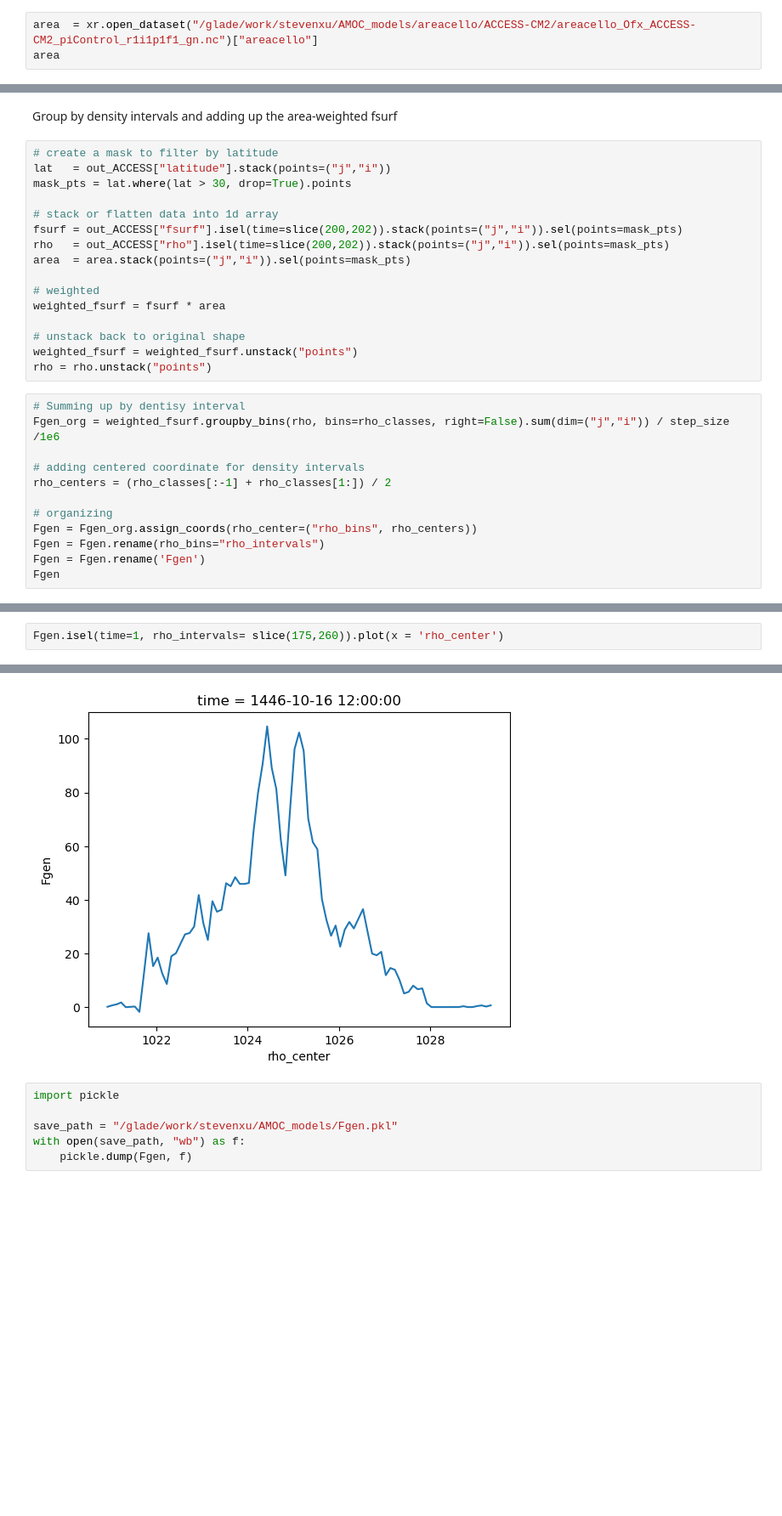
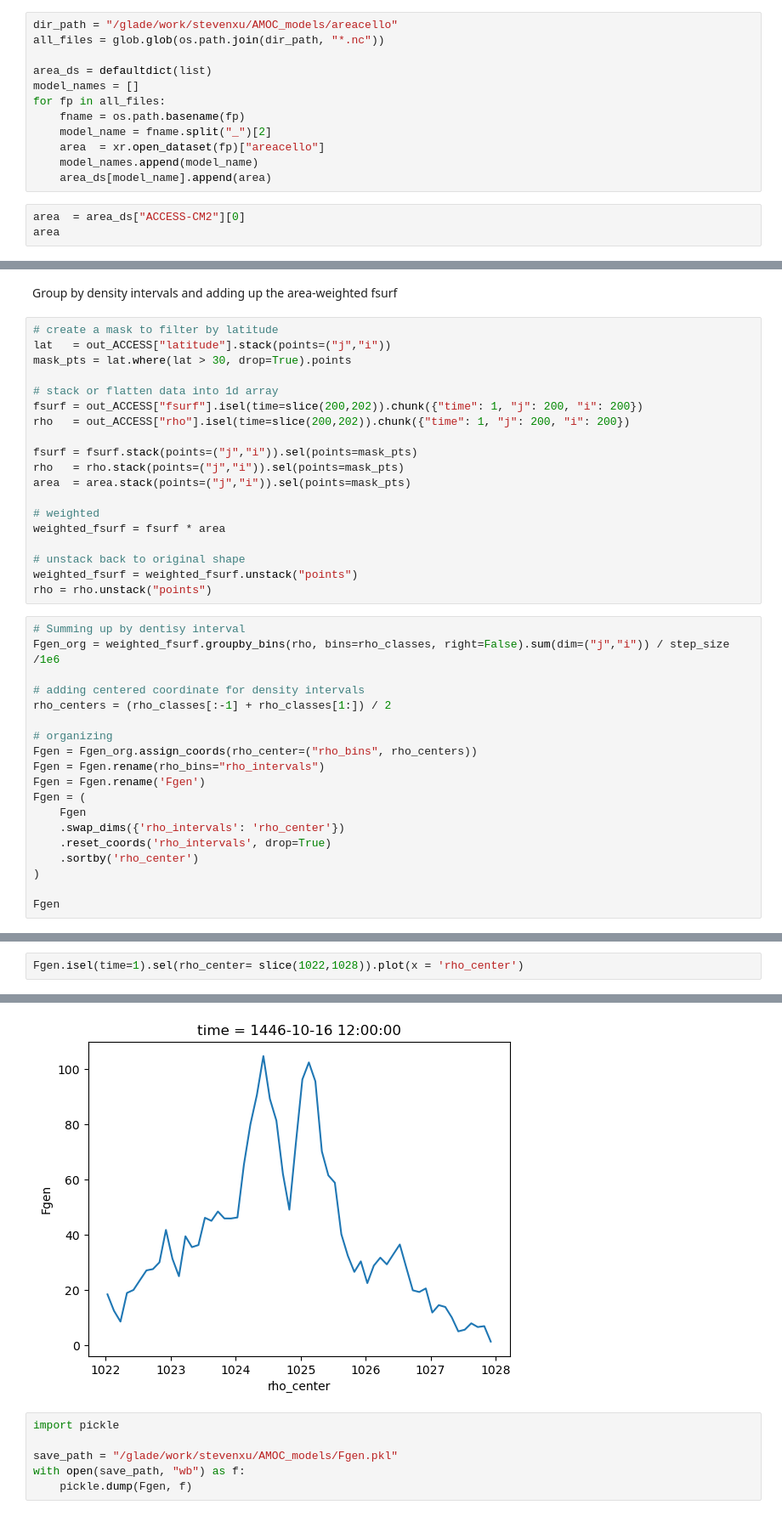
Before and after one commit to xuxingcheng/AMOC-Model-Performance-Analysis, a Jupyter notebook: scripts/Fgen_calculation.ipynb, the cells around one changed output, grey strips where cells are left out. Shown at 85% size. Saved outputs shown, nothing was run; the diff lists cells and outputs as text; blank space fills up the shorter version.

Commit message:
testing Fgen integration on CESM1

```diff
--- a/scripts/Fgen_calculation.ipynb
+++ b/scripts/Fgen_calculation.ipynb
@@ -436,8 +448,20 @@ step_size = 0.1
 rho_classes = np.arange(rho_min, rho_max + step_size, step_size)
 # %% [markdown]
 ### Dataset for area at each grid cell
+# %%
+dir_path = "/glade/work/stevenxu/AMOC_models/areacello"
+all_files = glob.glob(os.path.join(dir_path, "*.nc"))
+
+area_ds = defaultdict(list)
+model_names = []
+for fp in all_files:
+    fname = os.path.basename(fp)
+    model_name = fname.split("_")[2]
+    area  = xr.open_dataset(fp)["areacello"]
+    model_names.append(model_name)
+    area_ds[model_name].append(area)
 # %%
-area  = xr.open_dataset("/glade/work/stevenxu/AMOC_models/areacello/ACCESS-CM2/areacello_Ofx_ACCESS-CM2_piControl_r1i1p1f1_gn.nc")["areacello"]
+area  = area_ds["ACCESS-CM2"][0]
 area
 # %% [output]
 <xarray.DataArray 'areacello' (j: 300, i: 360)> Size: 432kB
@@ -463,8 +493,11 @@ lat   = out_ACCESS["latitude"].stack(points=("j","i"))
 mask_pts = lat.where(lat > 30, drop=True).points
 
 # stack or flatten data into 1d array
-fsurf = out_ACCESS["fsurf"].isel(time=slice(200,202)).stack(points=("j","i")).sel(points=mask_pts)
-rho   = out_ACCESS["rho"].isel(time=slice(200,202)).stack(points=("j","i")).sel(points=mask_pts)
+fsurf = out_ACCESS["fsurf"].isel(time=slice(200,202)).chunk({"time": 1, "j": 200, "i": 200})
+rho   = out_ACCESS["rho"].isel(time=slice(200,202)).chunk({"time": 1, "j": 200, "i": 200})
+
+fsurf = fsurf.stack(points=("j","i")).sel(points=mask_pts)
+rho   = rho.stack(points=("j","i")).sel(points=mask_pts)
 area  = area.stack(points=("j","i")).sel(points=mask_pts)
 
 # weighted
@@ -484,5 +517,12 @@ rho_centers = (rho_classes[:-1] + rho_classes[1:]) / 2
 Fgen = Fgen_org.assign_coords(rho_center=("rho_bins", rho_centers))
 Fgen = Fgen.rename(rho_bins="rho_intervals")
 Fgen = Fgen.rename('Fgen')
+Fgen = (
+    Fgen
+    .swap_dims({'rho_intervals': 'rho_center'})
+    .reset_coords('rho_intervals', drop=True)
+    .sortby('rho_center')
+)
+
 Fgen
 # %% [output]
@@ -513,8 +584,8 @@ Attributes: (0)
 # %%
-Fgen.isel(time=1, rho_intervals= slice(175,260)).plot(x = 'rho_center')
+Fgen.isel(time=1).sel(rho_center= slice(1022,1028)).plot(x = 'rho_center')
 # %% [output]
 [<matplotlib.lines.Line2D at 0x...>]
-[figure, old version]
+[figure, new version]
 # %%
 import pickle
 
```
Also changed, not shown: parts of 7 cells of this notebook, 6 other files.
